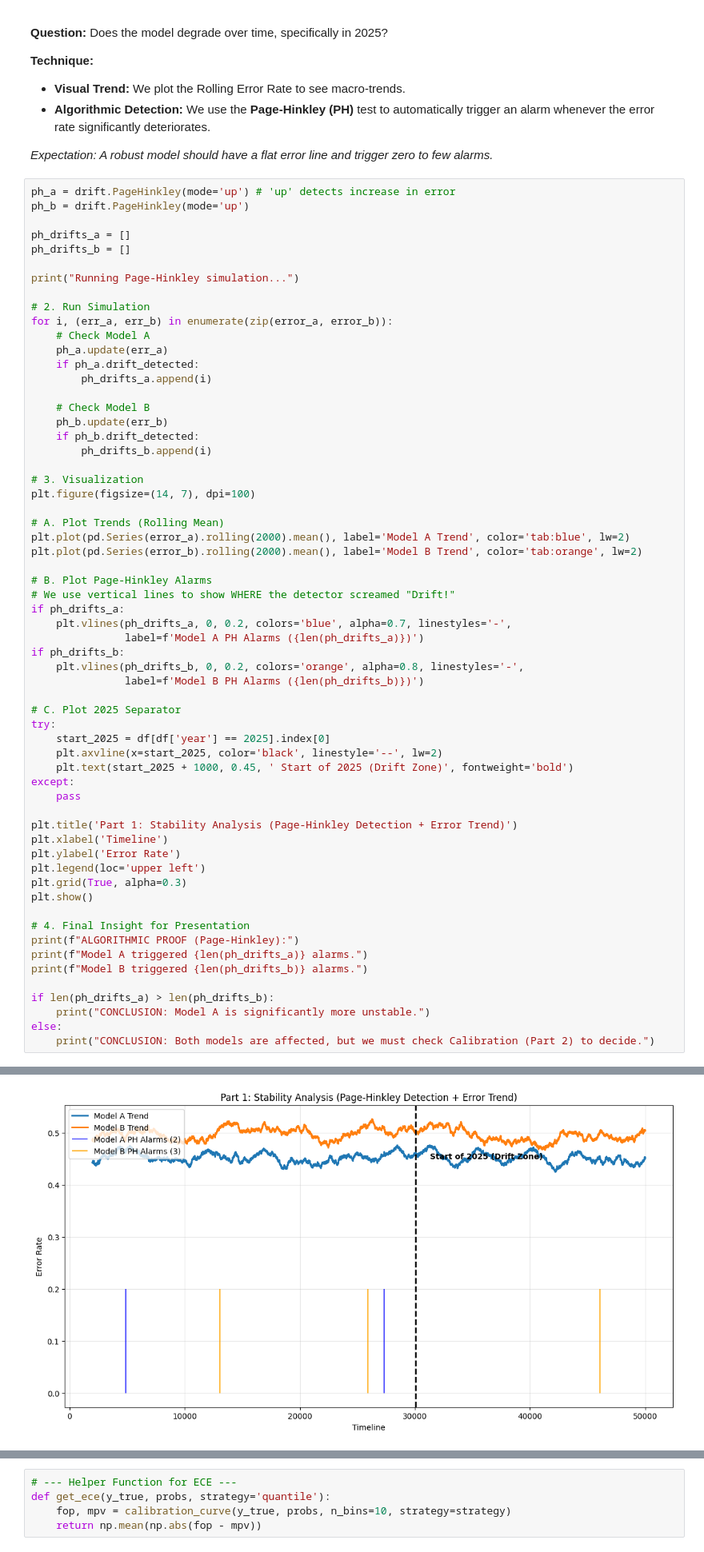
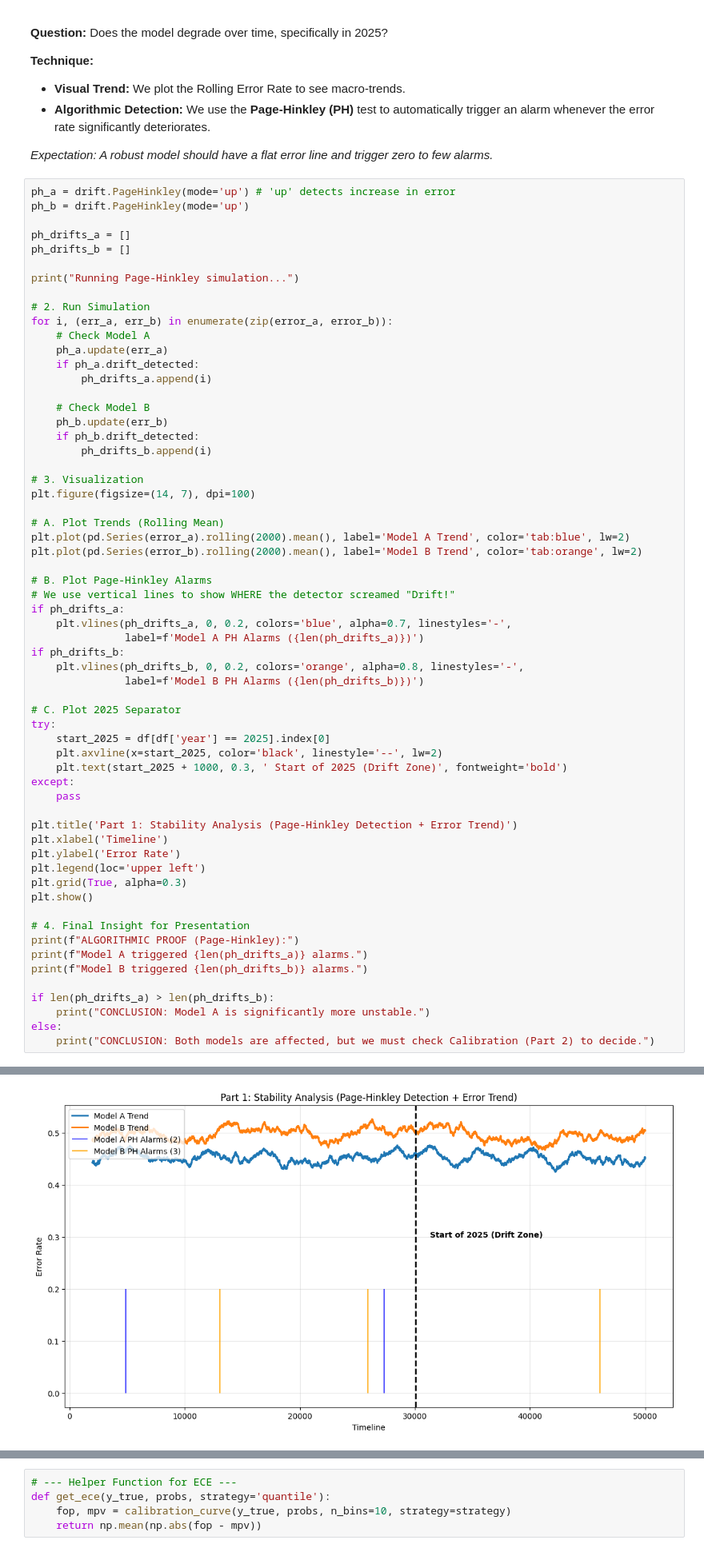
Before and after one commit to deepakprakash499/XAI_Project, a Jupyter notebook: Click_Rates_XAI_Drift&Calibration.ipynb, the cells around one changed output, grey strips where cells are left out. Shown at 80% size. Cells and saved outputs as stored; diff of their text form.

```diff
--- a/Click_Rates_XAI_Drift&Calibration.ipynb
+++ b/Click_Rates_XAI_Drift&Calibration.ipynb
@@ -202,35 +202,35 @@ if ph_drifts_a:
                label=f'Model A PH Alarms ({len(ph_drifts_a)})')
 if ph_drifts_b:
     plt.vlines(ph_drifts_b, 0, 0.2, colors='orange', alpha=0.8, linestyles='-',
                label=f'Model B PH Alarms ({len(ph_drifts_b)})')
 
 # C. Plot 2025 Separator
 try:
     start_2025 = df[df['year'] == 2025].index[0]
     plt.axvline(x=start_2025, color='black', linestyle='--', lw=2)
-    plt.text(start_2025 + 1000, 0.45, ' Start of 2025 (Drift Zone)', fontweight='bold')
+    plt.text(start_2025 + 1000, 0.3, ' Start of 2025 (Drift Zone)', fontweight='bold')
 except:
     pass
 
 plt.title('Part 1: Stability Analysis (Page-Hinkley Detection + Error Trend)')
 plt.xlabel('Timeline')
 plt.ylabel('Error Rate')
 plt.legend(loc='upper left')
 plt.grid(True, alpha=0.3)
 plt.show()
 
 # 4. Final Insight for Presentation
 print(f"ALGORITHMIC PROOF (Page-Hinkley):")
 print(f"Model A triggered {len(ph_drifts_a)} alarms.")
 print(f"Model B triggered {len(ph_drifts_b)} alarms.")
 
 if len(ph_drifts_a) > len(ph_drifts_b):
     print("CONCLUSION: Model A is significantly more unstable.")
 else:
     print("CONCLUSION: Both models are affected, but we must check Calibration (Part 2) to decide.")
 # %% [output]
 Running Page-Hinkley simulation...
-[figure, old version]
+[figure, new version]
 ALGORITHMIC PROOF (Page-Hinkley):
 Model A triggered 2 alarms.
 Model B triggered 3 alarms.
```
Also changed, not shown: 1 other file.
